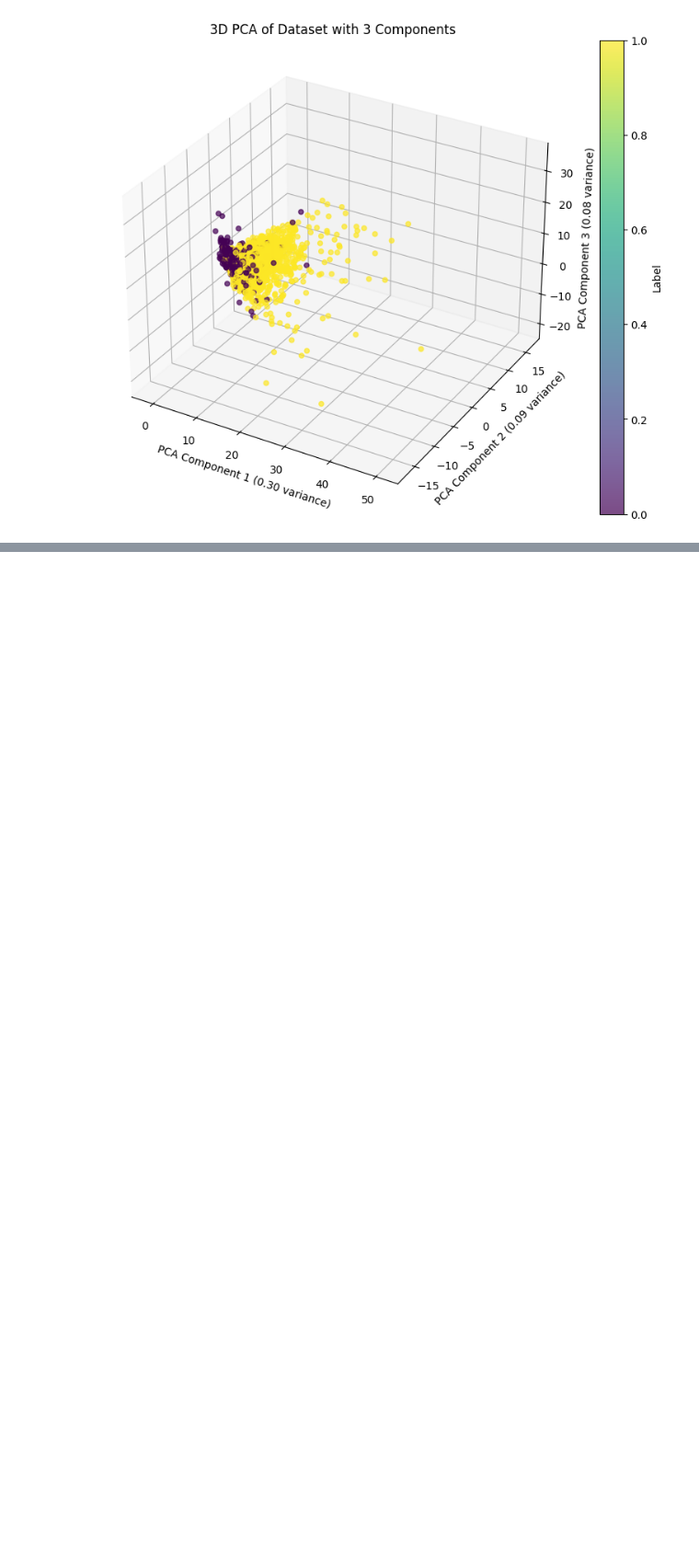
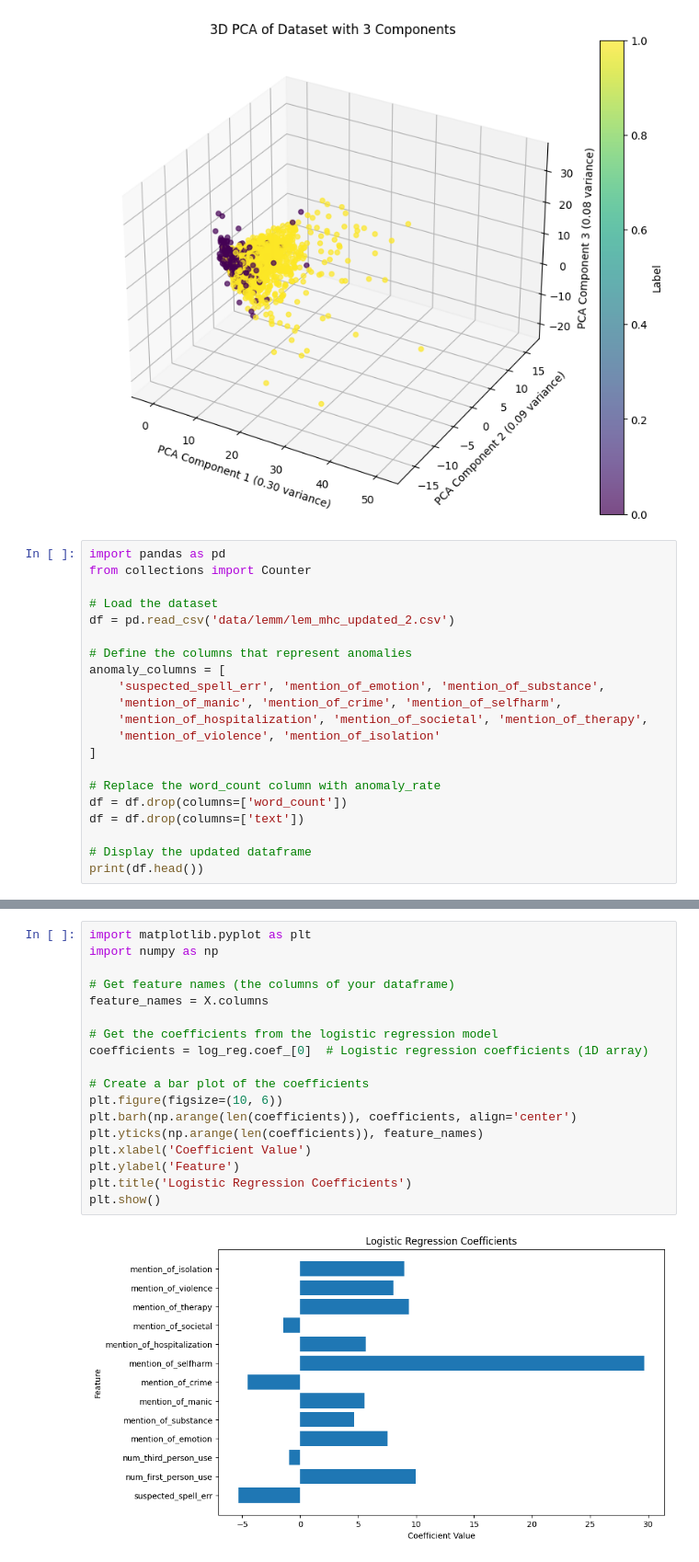
Before and after one commit to yuk068/mental-health-corpus, a Jupyter notebook: yuk/data_analysis_general.ipynb, the cells around one changed output, grey strips where cells are left out. Shown: that part at 92% size. Drawn from its saved outputs; the diff is of its cells as text; blank space fills up the shorter version.

```diff
--- a/yuk/data_analysis_general.ipynb
+++ b/yuk/data_analysis_general.ipynb
@@ -425,3 +425,24 @@ plt.show()
 Explained variance ratio for each PCA component:
 [0.29956597 0.09450965 0.0824401 ]
 [figure]
+# %%
+import pandas as pd
+from collections import Counter
+
+# Load the dataset
+df = pd.read_csv('data/lemm/lem_mhc_updated_2.csv')
+
+# Define the columns that represent anomalies
+anomaly_columns = [
+    'suspected_spell_err', 'mention_of_emotion', 'mention_of_substance',
+    'mention_of_manic', 'mention_of_crime', 'mention_of_selfharm',
+    'mention_of_hospitalization', 'mention_of_societal', 'mention_of_therapy',
+    'mention_of_violence', 'mention_of_isolation'
+]
+
+# Replace the word_count column with anomaly_rate
+df = df.drop(columns=['word_count'])
+df = df.drop(columns=['text'])
+
+# Display the updated dataframe
+print(df.head())
@@ -427,0 +527,20 @@ Explained variance ratio for each PCA component:
+# %%
+import matplotlib.pyplot as plt
+import numpy as np
+
+# Get feature names (the columns of your dataframe)
+feature_names = X.columns
+
+# Get the coefficients from the logistic regression model
+coefficients = log_reg.coef_[0]  # Logistic regression coefficients (1D array)
+
+# Create a bar plot of the coefficients
+plt.figure(figsize=(10, 6))
+plt.barh(np.arange(len(coefficients)), coefficients, align='center')
+plt.yticks(np.arange(len(coefficients)), feature_names)
+plt.xlabel('Coefficient Value')
+plt.ylabel('Feature')
+plt.title('Logistic Regression Coefficients')
+plt.show()
+# %% [output]
+[figure, added]
```
Also changed, not shown: parts of 2 cells of this notebook, 12 other files.
